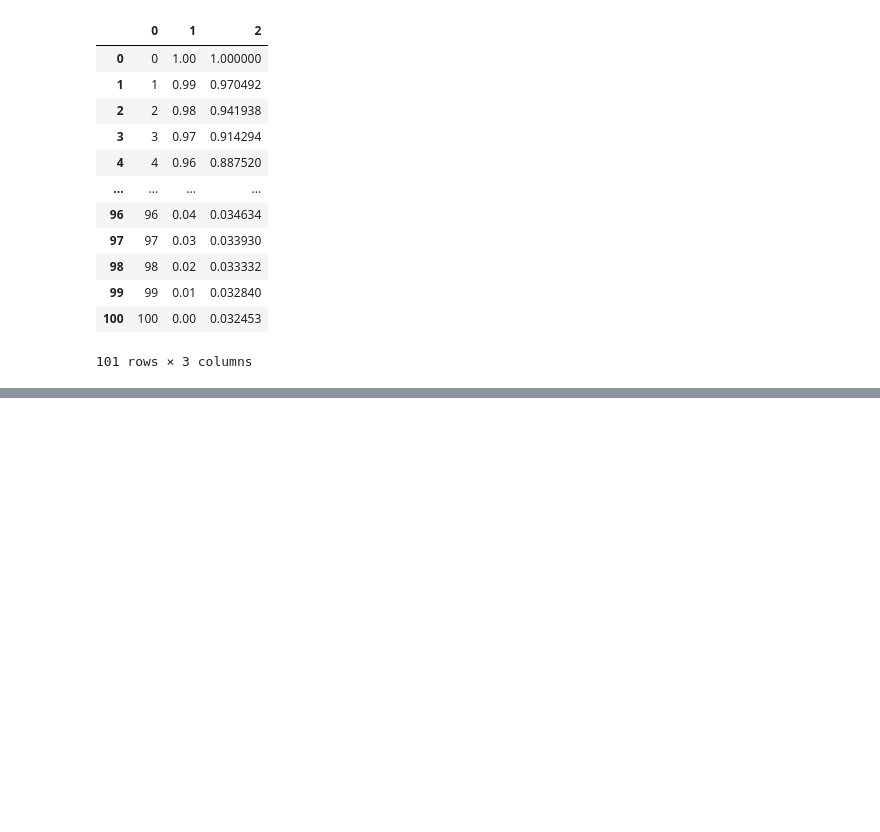
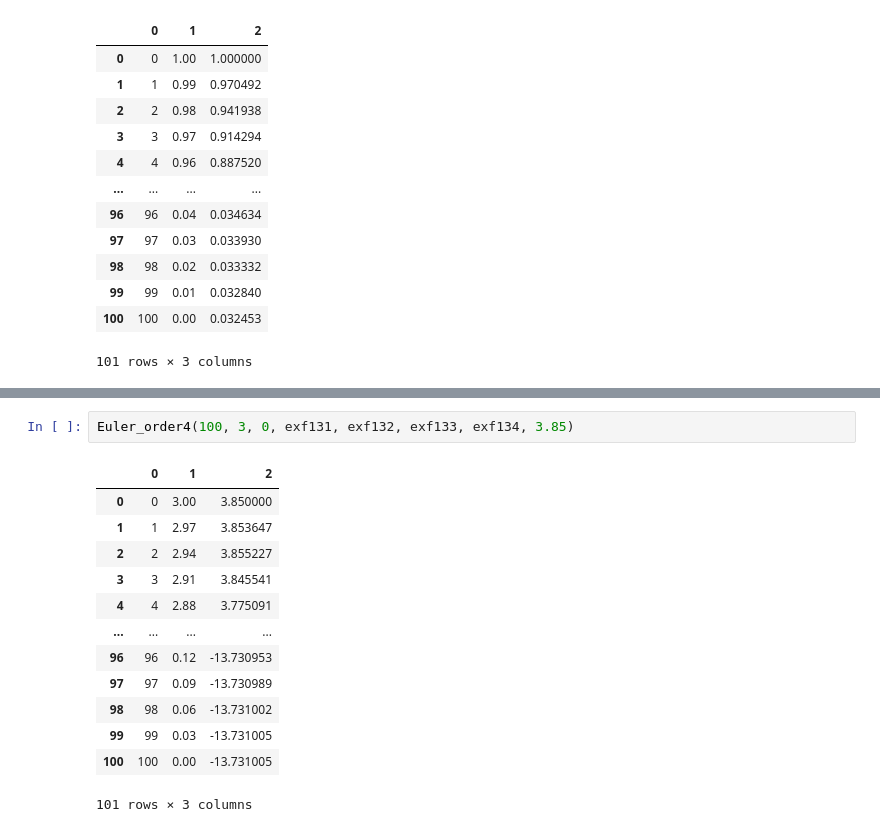
Before and after one commit to tirals88/Numerical-Mathematics-and-Computing, a Jupyter notebook: Chap7_Initial Values Problems.ipynb, the cells around one changed output, grey strips where cells are left out. Cells and saved outputs as stored; diff of their text form; blank space fills up the shorter version.

```diff
--- a/Chap7_Initial Values Problems.ipynb
+++ b/Chap7_Initial Values Problems.ipynb
@@ -323,0 +402,16 @@ error : 0.0013744818164682648
+# %%
+Euler_order4(100, 3, 0, exf131, exf132, exf133, exf134, 3.85)
+# %% [output]
+|  | 0 | 1 | 2 |
+| 0 | 0 | 3.00 | 3.850000 |
+| 1 | 1 | 2.97 | 3.853647 |
+| 2 | 2 | 2.94 | 3.855227 |
+| 3 | 3 | 2.91 | 3.845541 |
+| 4 | 4 | 2.88 | 3.775091 |
+| ... | ... | ... | ... |
+| 96 | 96 | 0.12 | -13.730953 |
+| 97 | 97 | 0.09 | -13.730989 |
+| 98 | 98 | 0.06 | -13.731002 |
+| 99 | 99 | 0.03 | -13.731005 |
+| 100 | 100 | 0.00 | -13.731005 |
+101 rows × 3 columns
```
Also changed, not shown: parts of 11 cells of this notebook.
